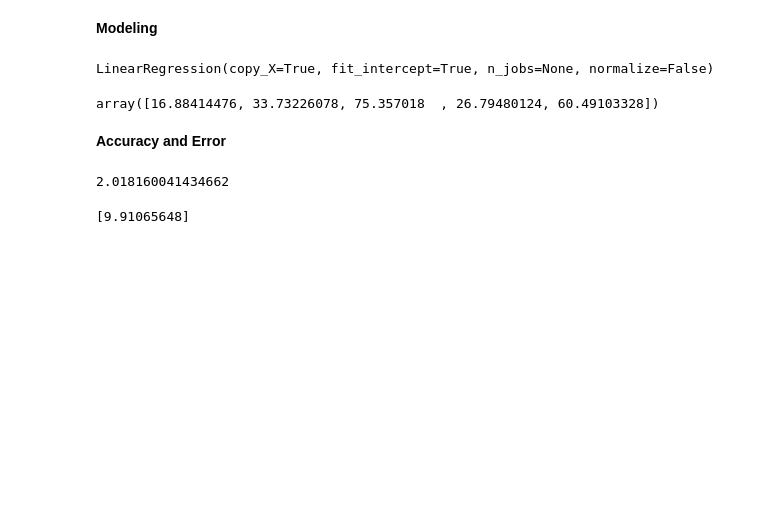
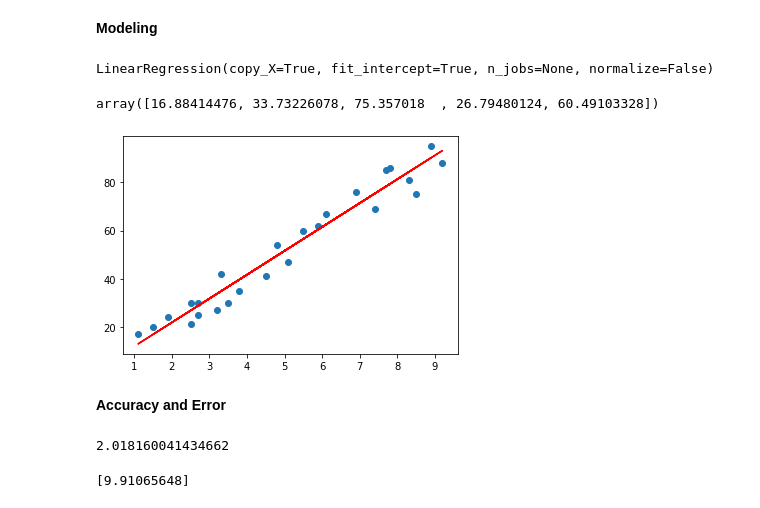
Before and after one commit to itsmekusumjha/prediction_score, a Jupyter notebook: Prediction_using_ML.ipynb, the cells around one changed output. Saved outputs shown, nothing was run; the diff lists cells and outputs as text; code cells hidden in the pictures; blank space fills up the shorter version.

```diff
--- a/Prediction_using_ML.ipynb
+++ b/Prediction_using_ML.ipynb
@@ -144,6 +144,17 @@ pred=regr.predict(x_test)
 pred
 # %% [output]
 array([16.88414476, 33.73226078, 75.357018  , 26.79480124, 60.49103328])
+# %%
+x=data.iloc[:,:-1].values
+y=data.iloc[:,1].values
+# %%
+# Visualization of intercept and coefficent
+line=regr.coef_*x+regr.intercept_
+plt.scatter(x,y)
+plt.plot(x,line,'r');
+plt.show()
+# %% [output]
+[figure, added]
 # %%
 # Modeling done
 # %% [markdown]
```
Also changed, not shown: parts of 2 cells of this notebook.
